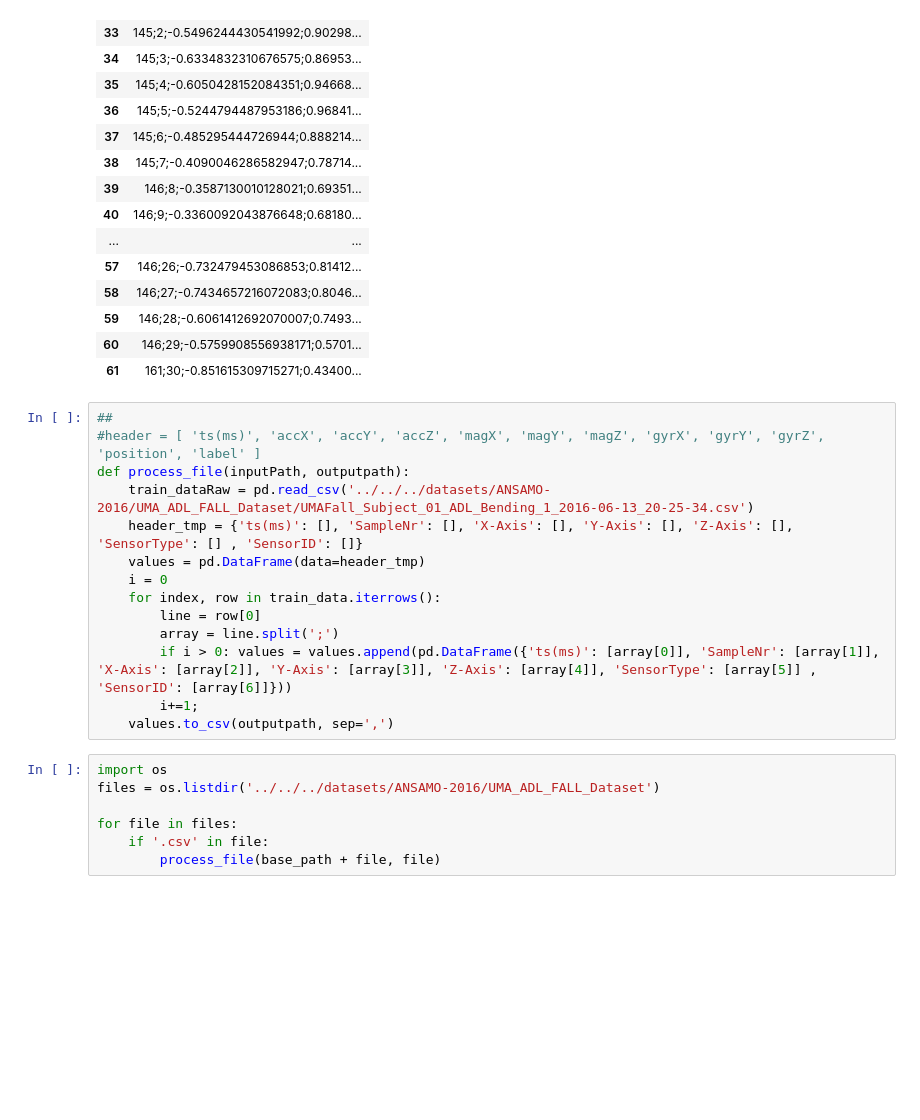
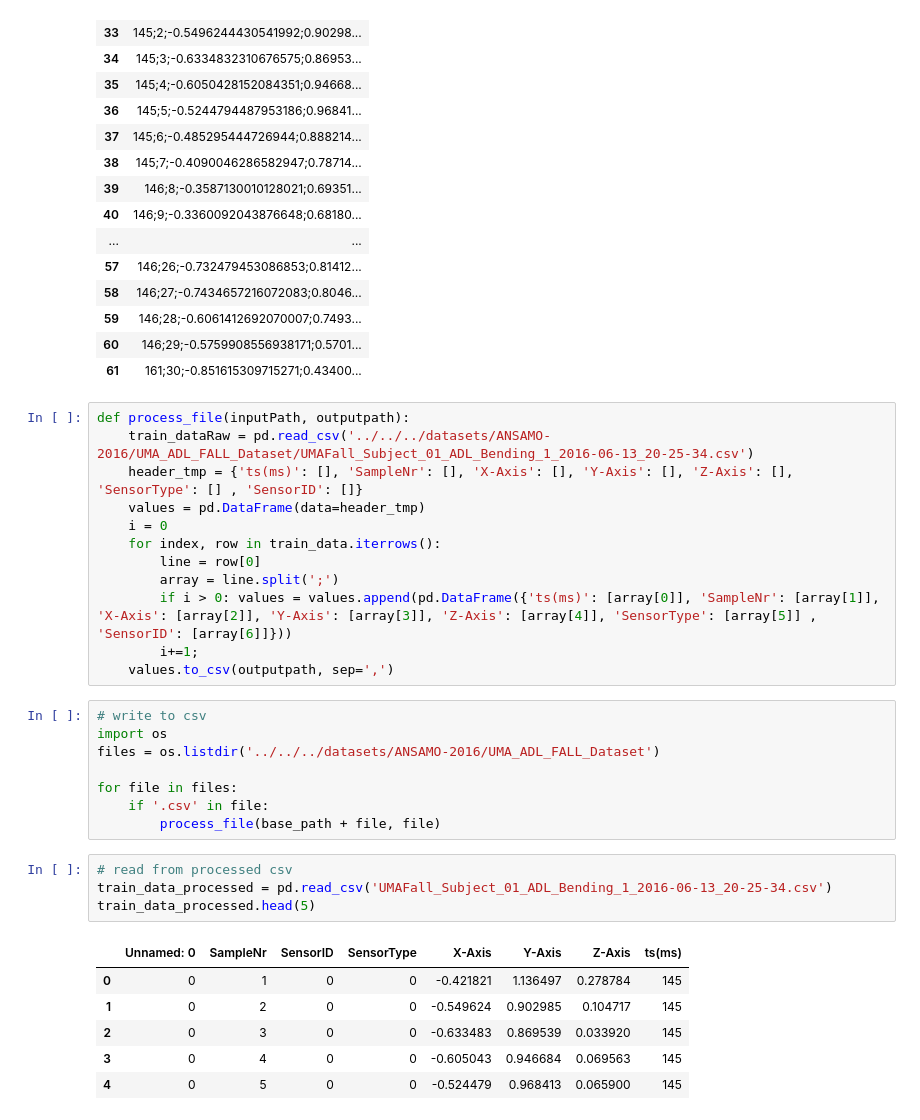
Before and after one commit to pbmiguel/py-har, a Jupyter notebook: TASKS/T1/pre-processing/2016-ANSAMO-preprocessing.ipynb, the cells around one changed output. Saved outputs shown, nothing was run; the diff lists cells and outputs as text; blank space fills up the shorter version.

```diff
--- a/TASKS/T1/pre-processing/2016-ANSAMO-preprocessing.ipynb
+++ b/TASKS/T1/pre-processing/2016-ANSAMO-preprocessing.ipynb
@@ -74,8 +62,6 @@ train_data.head(5)
 | 60 | 146;29;-0.5759908556938171;0.5701... |
 | 61 | 161;30;-0.851615309715271;0.43400... |
 # %%
-##
-#header = [ 'ts(ms)', 'accX', 'accY', 'accZ', 'magX', 'magY', 'magZ', 'gyrX', 'gyrY', 'gyrZ', 'position', 'label' ]
 def process_file(inputPath, outputpath):
     train_dataRaw = pd.read_csv('../../../datasets/ANSAMO-2016/UMA_ADL_FALL_Dataset/UMAFall_Subject_01_ADL_Bending_1_2016-06-13_20-25-34.csv')
     header_tmp = {'ts(ms)': [], 'SampleNr': [], 'X-Axis': [], 'Y-Axis': [], 'Z-Axis': [], 'SensorType': [] , 'SensorID': []}
@@ -88,9 +74,21 @@ def process_file(inputPath, outputpath):
         i+=1;
     values.to_csv(outputpath, sep=',')
 # %%
+# write to csv
 import os
 files = os.listdir('../../../datasets/ANSAMO-2016/UMA_ADL_FALL_Dataset')
 
 for file in files:
     if '.csv' in file:
         process_file(base_path + file, file)
+# %%
+# read from processed csv
+train_data_processed = pd.read_csv('UMAFall_Subject_01_ADL_Bending_1_2016-06-13_20-25-34.csv')
+train_data_processed.head(5)
+# %% [output]
+|  | Unnamed: 0 | SampleNr | SensorID | SensorType | X-Axis | Y-Axis | Z-Axis | ts(ms) |
+| 0 | 0 | 1 | 0 | 0 | -0.421821 | 1.136497 | 0.278784 | 145 |
+| 1 | 0 | 2 | 0 | 0 | -0.549624 | 0.902985 | 0.104717 | 145 |
+| 2 | 0 | 3 | 0 | 0 | -0.633483 | 0.869539 | 0.033920 | 145 |
+| 3 | 0 | 4 | 0 | 0 | -0.605043 | 0.946684 | 0.069563 | 145 |
+| 4 | 0 | 5 | 0 | 0 | -0.524479 | 0.968413 | 0.065900 | 145 |
```
Also changed, not shown: parts of 16 cells of this notebook, 2 other files.
